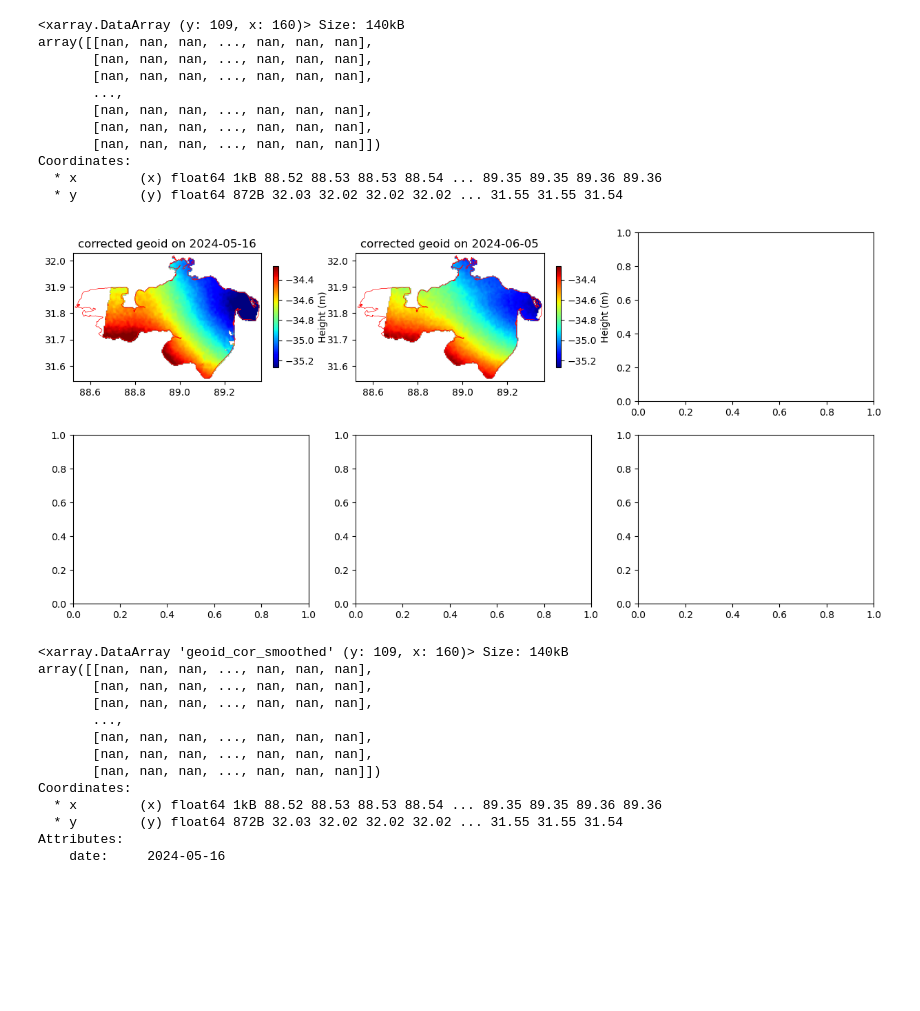
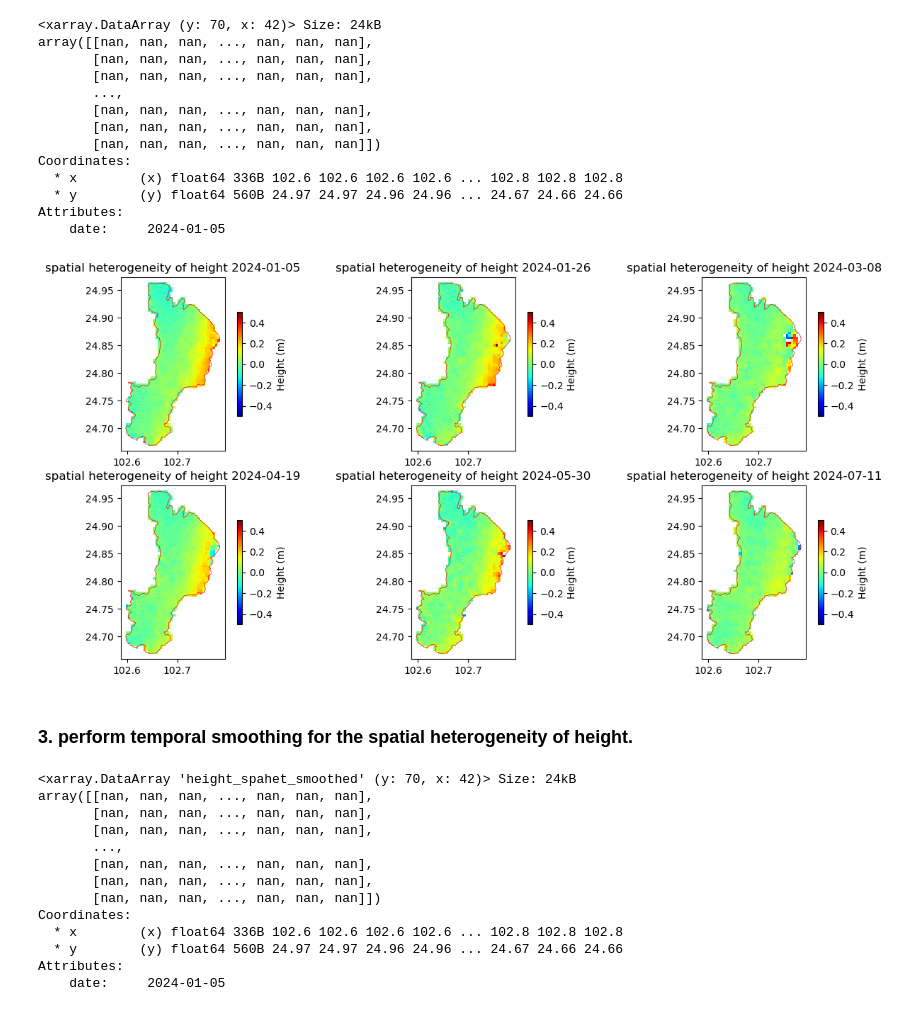
Before and after one commit to xinluo2018/swot-for-geoid, a Jupyter notebook: notebook/4_pixc_height_geoid_cor.ipynb, the cells around one changed output. Cells and saved outputs as stored; diff of their text form; code cells hidden in the pictures; blank space fills up the shorter version.

```diff
--- a/notebook/4_pixc_height_geoid_cor.ipynb
+++ b/notebook/4_pixc_height_geoid_cor.ipynb
@@ -13,8 +12,8 @@ import matplotlib.pyplot as plt
 from utils.pixc2raster import pixc2raster
 from utils.functions import meter2deg
 # %%
-path_lake_vec = 'data/siling_co-lake/hydrolake_siling_co.gpkg'
-dir_pixc = 'data/siling_co-lake/swot-pixc'
+path_lake_vec = 'data/chaohu-lake/hydrolake_chaohu.gpkg'
+dir_pixc = 'data/chaohu-lake/swot-pixc'
 paths_pixc_filtered = sorted(glob(dir_pixc + '/*masked_filtered.nc'))  # Get the first .nc file in the directory
 print(len(paths_pixc_filtered))
 paths_pixc_filtered[0]
@@ -51,16 +53,15 @@ plt.hist(pixcs_geoid_cor_ds[1]['geoid_cor'].values, bins=100, alpha=0.5, histtyp
 # %%
 fig, ax = plt.subplots(2, 3, figsize=(15, 6))
-geoid_cor_median = np.nanmedian(pixcs_geoid_cor_ds[1]['geoid_cor'].values)
 for i in range(2):
   for j in range(3):
     idx = i*3 + j
     if idx >= len(pixcs_geoid_cor_ds): break
     scat = ax[i][j].scatter(x=pixcs_geoid_cor_ds[idx].longitude, y=pixcs_geoid_cor_ds[idx].latitude,
-                          c=pixcs_geoid_cor_ds[idx]['geoid_cor'].values,
+                          c=pixcs_geoid_cor_ds[idx]['ht_ellip_spahet'].values,
                           s=0.5, edgecolor='none', cmap='jet',
-                          vmin=geoid_cor_median-0.5, vmax=geoid_cor_median+0.5
+                          vmin=-0.5, vmax=0.5
                           )
     lake_gdf.plot(ax=ax[i][j], color='none', edgecolor='red', linewidth=0.5)
     plt.colorbar(scat, label='Height (m)', shrink=0.6)
-    ax[i][j].set_title('corrected geoid on ' + pixcs_geoid_cor_ds[idx].attrs['date'])
+    ax[i][j].set_title('spatial heterogeneity of lake height')
 # %% [output]
@@ -71,7 +72,7 @@ for i in range(2):
 xmin, ymin, xmax, ymax = lake_gdf.geometry[0].buffer(0.01).bounds
 raster_extent = (xmin, xmax, ymin, ymax)
 print('raster extent:', raster_extent)
-lat_center = pixcs_geoid_cor_ds[0]['geoid_cor'].latitude.mean().values
+lat_center = pixcs_geoid_cor_ds[0]['geoid'].latitude.mean().values
 res_lon, res_lat = meter2deg(meter=500, lat=lat_center)
 print('resolution (lon, lat):', res_lon, res_lat)
 # %% [output]
@@ -80,22 +81,30 @@ resolution (lon, lat): 0.00529014039826219 0.004496608029593653
 # %%
 ## convert pixc data to raster
-rasters_geoid_cor = []
+# for geoid_cor (multitemporal data)
+rasters_ht_spahet = []
 for pixc_geoid_cor in pixcs_geoid_cor_ds:
-    raster_geoid_cor = pixc2raster(pixc_var = pixc_geoid_cor['geoid_cor'],
+    raster_geoid_cor = pixc2raster(pixc_var = pixc_geoid_cor['ht_ellip_spahet'],
                           raster_extent=raster_extent,
                           pixc_lonlat=(pixc_geoid_cor.longitude.values, pixc_geoid_cor.latitude.values),
                           resolution=(res_lon, res_lat))
     raster_geoid_cor.attrs = pixc_geoid_cor.attrs
-    rasters_geoid_cor.append(raster_geoid_cor)
+    rasters_ht_spahet.append(raster_geoid_cor)
 
-## convert pixc geoid to raster geoid
+## for geoid
 raster_geoid = pixc2raster(pixc_var = pixc_geoid_cor['geoid'],
                       raster_extent=raster_extent,
                       pixc_lonlat=(pixc_geoid_cor['geoid'].longitude.values, pixc_geoid_cor['geoid'].latitude.values),
                       resolution=(res_lon, res_lat))
+# for geoid_spahet
+raster_geoid_spahet = pixc2raster(pixc_var = pixc_geoid_cor['geoid']-np.nanmean(pixc_geoid_cor['geoid']),
+                      raster_extent=raster_extent,
+                      pixc_lonlat=(pixc_geoid_cor['geoid'].longitude.values, pixc_geoid_cor['geoid'].latitude.values),
+                      resolution=(res_lon, res_lat))
+
 raster_geoid
+rasters_ht_spahet[0]
 # %% [output]
-<xarray.DataArray (y: 109, x: 160)> Size: 140kB
+<xarray.DataArray (y: 70, x: 42)> Size: 24kB
 array([[nan, nan, nan, ..., nan, nan, nan],
        [nan, nan, nan, ..., nan, nan, nan],
        [nan, nan, nan, ..., nan, nan, nan],
@@ -104,34 +113,34 @@ array([[nan, nan, nan, ..., nan, nan, nan],
        [nan, nan, nan, ..., nan, nan, nan],
        [nan, nan, nan, ..., nan, nan, nan]])
 Coordinates:
-  * x        (x) float64 1kB 88.52 88.53 88.53 88.54 ... 89.35 89.35 89.36 89.36
-  * y        (y) float64 872B 32.03 32.02 32.02 32.02 ... 31.55 31.55 31.54
+  * x        (x) float64 336B 102.6 102.6 102.6 102.6 ... 102.8 102.8 102.8
+  * y        (y) float64 560B 24.97 24.97 24.96 24.96 ... 24.67 24.66 24.66
+Attributes:
+    date:     2024-01-05
 # %%
 fig, ax = plt.subplots(2, 3, figsize=(15, 7))
-geoid_cor_mean = np.nanmean(pixcs_geoid_cor_ds[0]['geoid_cor'].values)
 range_color = 1
 for i in range(2):
   for j in range(3):
     idx = i * 3 + j
-    if idx >= len(rasters_geoid_cor): break
-    ## ax1
-    im_show = ax[i][j].imshow(rasters_geoid_cor[idx],
-                                  cmap='jet', extent=raster_extent,
-                                  vmin=geoid_cor_mean-range_color/2,
-                                  vmax=geoid_cor_mean+range_color/2)
+    if idx >= len(rasters_ht_spahet): break
+    im_show = ax[i][j].imshow(rasters_ht_spahet[idx], cmap='jet',
+                              extent=raster_extent,vmin=-0.5, vmax=0.5)
     lake_gdf.plot(ax=ax[i][j], color='none', edgecolor='red', linewidth=0.5)
     plt.colorbar(im_show, label='Height (m)', shrink=0.6)
-    ax[i][j].set_title('corrected geoid on ' + rasters_geoid_cor[idx].date)
+    ax[i][j].set_title('spatial heterogeneity of height ' + rasters_ht_spahet[idx].date)
 # %% [output]
-[figure, old version]
+[figure, new version]
+# %% [markdown]
+### 3. perform temporal smoothing for the spatial heterogeneity of height.
 # %%
 ## temporal smoothing using median filter
-rasters_geoid_cor_da = xr.concat(rasters_geoid_cor, dim='date')
-raster_geoid_cor_smoothed = rasters_geoid_cor_da.median(dim='date', keep_attrs=True)  # temporal smoothing
-raster_geoid_cor_smoothed.name = "geoid_cor_smoothed"
-raster_geoid_cor_smoothed
+rasters_ht_spahet_da = xr.concat(rasters_ht_spahet, dim='date')
+raster_ht_spahet_smooth = rasters_ht_spahet_da.median(dim='date', keep_attrs=True)  # temporal smoothing
+raster_ht_spahet_smooth.name = "height_spahet_smoothed"
+raster_ht_spahet_smooth
 # %% [output]
-<xarray.DataArray 'geoid_cor_smoothed' (y: 109, x: 160)> Size: 140kB
+<xarray.DataArray 'height_spahet_smoothed' (y: 70, x: 42)> Size: 24kB
 array([[nan, nan, nan, ..., nan, nan, nan],
        [nan, nan, nan, ..., nan, nan, nan],
        [nan, nan, nan, ..., nan, nan, nan],
@@ -140,8 +149,8 @@ array([[nan, nan, nan, ..., nan, nan, nan],
        [nan, nan, nan, ..., nan, nan, nan],
        [nan, nan, nan, ..., nan, nan, nan]])
 Coordinates:
-  * x        (x) float64 1kB 88.52 88.53 88.53 88.54 ... 89.35 89.35 89.36 89.36
-  * y        (y) float64 872B 32.03 32.02 32.02 32.02 ... 31.55 31.55 31.54
+  * x        (x) float64 336B 102.6 102.6 102.6 102.6 ... 102.8 102.8 102.8
+  * y        (y) float64 560B 24.97 24.97 24.96 24.96 ... 24.67 24.66 24.66
 Attributes:
-    date:     2024-05-16
+    date:     2024-01-05
 # %%
```
Also changed, not shown: parts of 12 cells of this notebook, 9 other files.
